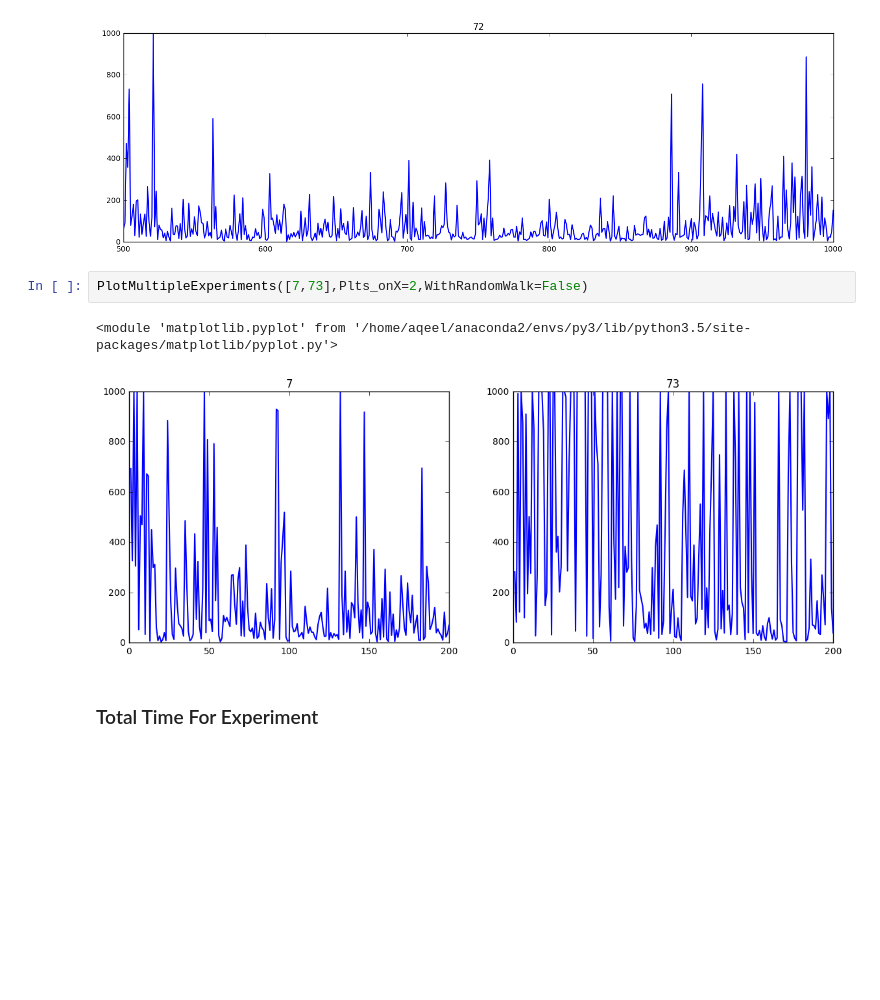
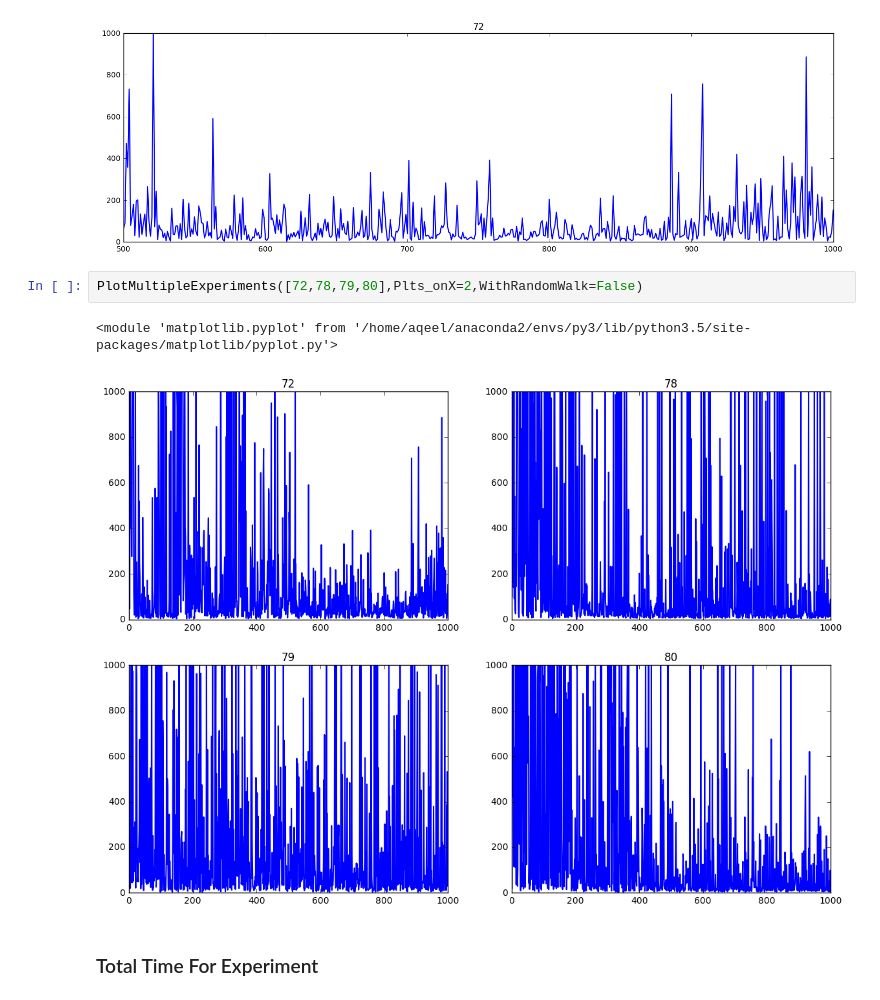
Before and after one commit to aqeel13932/APES_PT, a Jupyter notebook: output/Analysis_Int_squence_experiements.ipynb, the cells around one changed output. Saved outputs shown, nothing was run; the diff lists cells and outputs as text; blank space fills up the shorter version.

```diff
--- a/output/Analysis_Int_squence_experiements.ipynb
+++ b/output/Analysis_Int_squence_experiements.ipynb
@@ -29,10 +32,10 @@ PlotStepsVsEpisodes(72,None,WithRandomWalk=False,withaxis=False,standalone=True,
 # %% [output]
 [figure]
 # %%
-PlotMultipleExperiments([7,73],Plts_onX=2,WithRandomWalk=False)
+PlotMultipleExperiments([72,78,79,80],Plts_onX=2,WithRandomWalk=False)
 # %% [output]
 <module 'matplotlib.pyplot' from '/home/aqeel/anaconda2/envs/py3/lib/python3.5/site-packages/matplotlib/pyplot.py'>
-[figure, old version]
+[figure, new version]
 # %% [markdown]
 ### Total Time For Experiment
 # %%
```
Also changed, not shown: parts of 3 cells of this notebook.
